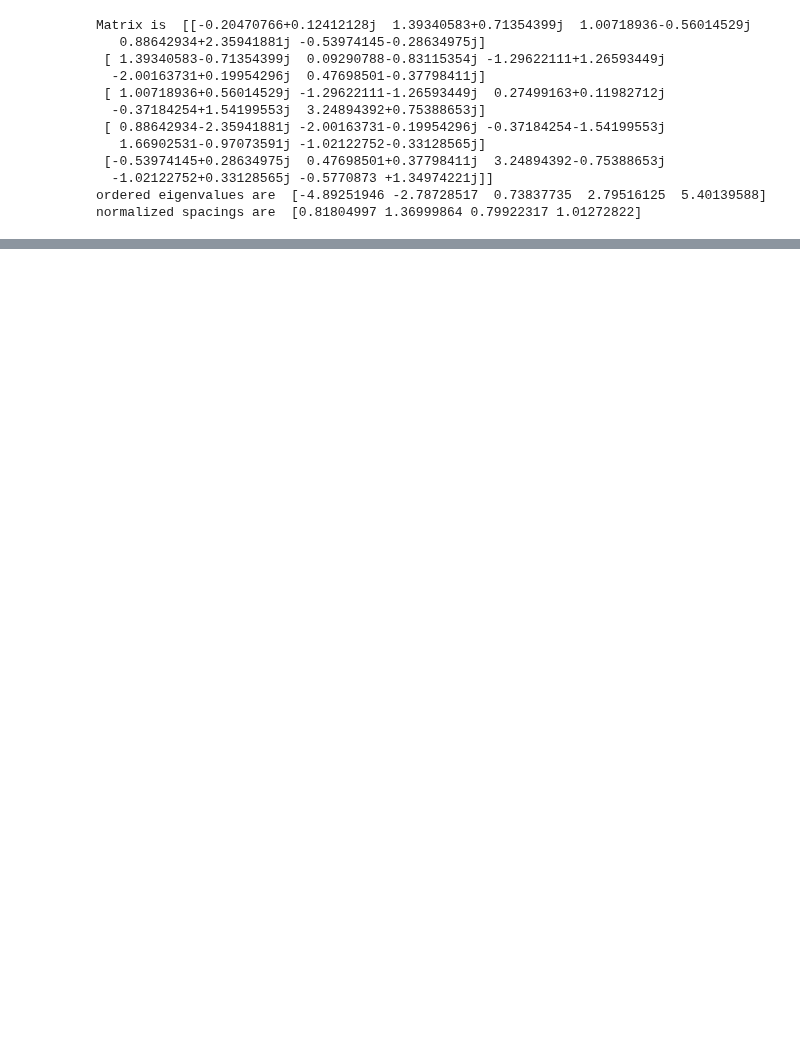
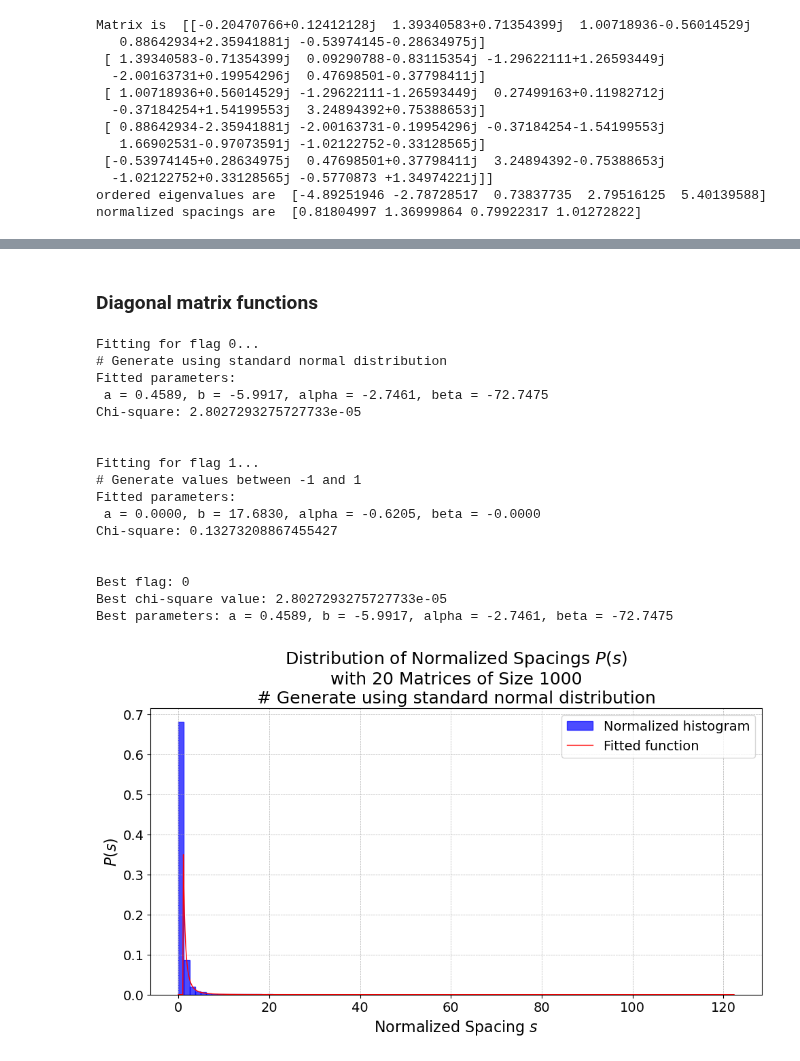
Before and after one commit to sdracia/QIC, a Jupyter notebook: 03_Assignement/hermitian_matr.ipynb, the cells around one changed output, grey strips where cells are left out. Drawn from its saved outputs; the diff is of its cells as text; code cells hidden in the pictures; blank space fills up the shorter version.

```diff
--- a/03_Assignement/hermitian_matr.ipynb
+++ b/03_Assignement/hermitian_matr.ipynb
@@ -240,9 +88,29 @@ normalized spacings are  [0.81804997 1.36999864 0.79922317 1.01272822]
+# %% [markdown]
+### Diagonal matrix functions
 # %%
-# Example usage:
 N = 1000  # Size of each matrix
 num_matrices = 20  # Number of random matrices to accumulate data
 N_bins = 100  # Number of bins for the histogram
 flag = np.array([0,1])
+type = "diagonal"
 
-# bin_centers, P_s = calculate_Ps_distribution(N, num_matrices, N_bins, flag)
-# plot_Ps_distribution(bin_centers, P_s, num_matrices, N, flag)
+best_flag, best_chi_square, a_best, b_best, alpha_best, beta_best = ft.results(N,num_matrices, N_bins, flag, type)
+# %% [output]
+Fitting for flag 0...
+# Generate using standard normal distribution
+Fitted parameters:
+ a = 0.4589, b = -5.9917, alpha = -2.7461, beta = -72.7475
+Chi-square: 2.8027293275727733e-05
+
+
+Fitting for flag 1...
+# Generate values between -1 and 1
+Fitted parameters:
+ a = 0.0000, b = 17.6830, alpha = -0.6205, beta = -0.0000
+Chi-square: 0.13273208867455427
+
+
+Best flag: 0
+Best chi-square value: 2.8027293275727733e-05
+Best parameters: a = 0.4589, b = -5.9917, alpha = -2.7461, beta = -72.7475
+[figure, added]
```
Also changed, not shown: parts of 16 cells of this notebook, 17 other files.
